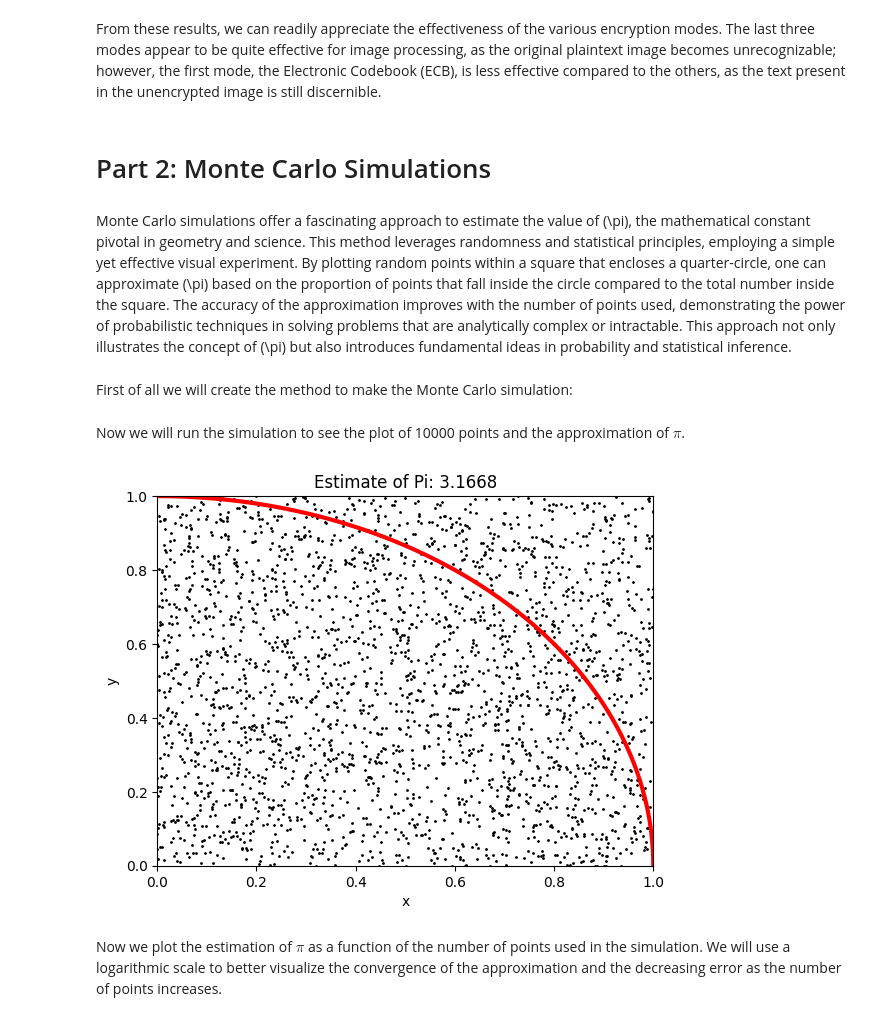
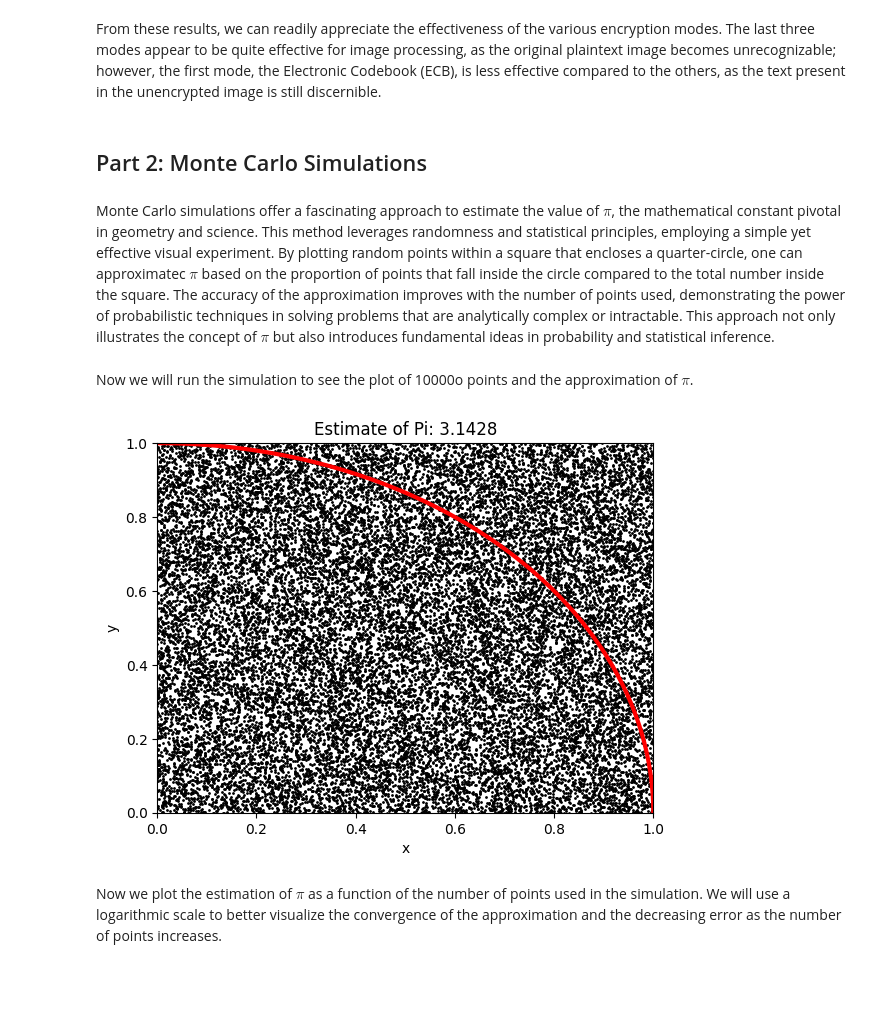
Before and after one commit to Luisbp27/unibo, a Jupyter notebook: EADS/Block Ciphers/EncryptionEagles.ipynb, the cells around one changed output. Drawn from its saved outputs; the diff is of its cells as text; code cells hidden in the pictures; blank space fills up the shorter version.

```diff
--- a/EADS/Block Ciphers/EncryptionEagles.ipynb
+++ b/EADS/Block Ciphers/EncryptionEagles.ipynb
@@ -96,37 +95,35 @@ display_cipher_image(encrypted_ctr, image.shape)
 # %% [markdown]
 From these results, we can readily appreciate the effectiveness of the various encryption modes. The last three modes appear to be quite effective for image processing, as the original plaintext image becomes unrecognizable; however, the first mode, the Electronic Codebook (ECB), is less effective compared to the others, as the text present in the unencrypted image is still discernible.
 # %% [markdown]
-# Part 2: Monte Carlo Simulations
+## Part 2: Monte Carlo Simulations
 # %% [markdown]
-Monte Carlo simulations offer a fascinating approach to estimate the value of \(\pi\), the mathematical constant pivotal in geometry and science. This method leverages randomness and statistical principles, employing a simple yet effective visual experiment. By plotting random points within a square that encloses a quarter-circle, one can approximate \(\pi\) based on the proportion of points that fall inside the circle compared to the total number inside the square. The accuracy of the approximation improves with the number of points used, demonstrating the power of probabilistic techniques in solving problems that are analytically complex or intractable. This approach not only illustrates the concept of \(\pi\) but also introduces fundamental ideas in probability and statistical inference.
+Monte Carlo simulations offer a fascinating approach to estimate the value of $\pi$, the mathematical constant pivotal in geometry and science. This method leverages randomness and statistical principles, employing a simple yet effective visual experiment. By plotting random points within a square that encloses a quarter-circle, one can approximatec $\pi$ based on the proportion of points that fall inside the circle compared to the total number inside the square. The accuracy of the approximation improves with the number of points used, demonstrating the power of probabilistic techniques in solving problems that are analytically complex or intractable. This approach not only illustrates the concept of $\pi$ but also introduces fundamental ideas in probability and statistical inference.
-# %% [markdown]
-First of all we will create the method to make the Monte Carlo simulation:
 # %% [markdown]
-Now we will run the simulation to see the plot of 10000 points and the approximation of $\pi$.
+Now we will run the simulation to see the plot of 10000o points and the approximation of $\pi$.
 # %%
 # Generate random points and plot them
-num_samples = 10000
+num_samples = 100000
 x = np.random.uniform(-1, 1, num_samples)
 y = np.random.uniform(-1, 1, num_samples)
 plt.plot(x, y, 'k.', markersize=2)
 
 # Plot the quarter circle of radius 1
 t = np.linspace(0, np.pi/2, 100)
 xc = np.cos(t)
 yc = np.sin(t)
 plt.plot(xc, yc, 'r-', linewidth=3)
 
 # Set the axis limits and labels
 plt.xlim(0, 1)
 plt.ylim(0, 1)
 plt.xlabel('x')
 plt.ylabel('y')
 
 # Show the plot and the estimated value of pi
 plt.title('Estimate of Pi: {:.4f}'.format(monte_carlo_pi(num_samples)))
 plt.show()
 # %% [output]
-[figure, old version]
+[figure, new version]
 # %% [markdown]
 Now we plot the estimation of $\pi$ as a function of the number of points used in the simulation. We will use a logarithmic scale to better visualize the convergence of the approximation and the decreasing error as the number of points increases.
 # %%
```
Also changed, not shown: parts of 34 cells of this notebook, 2 other files.
